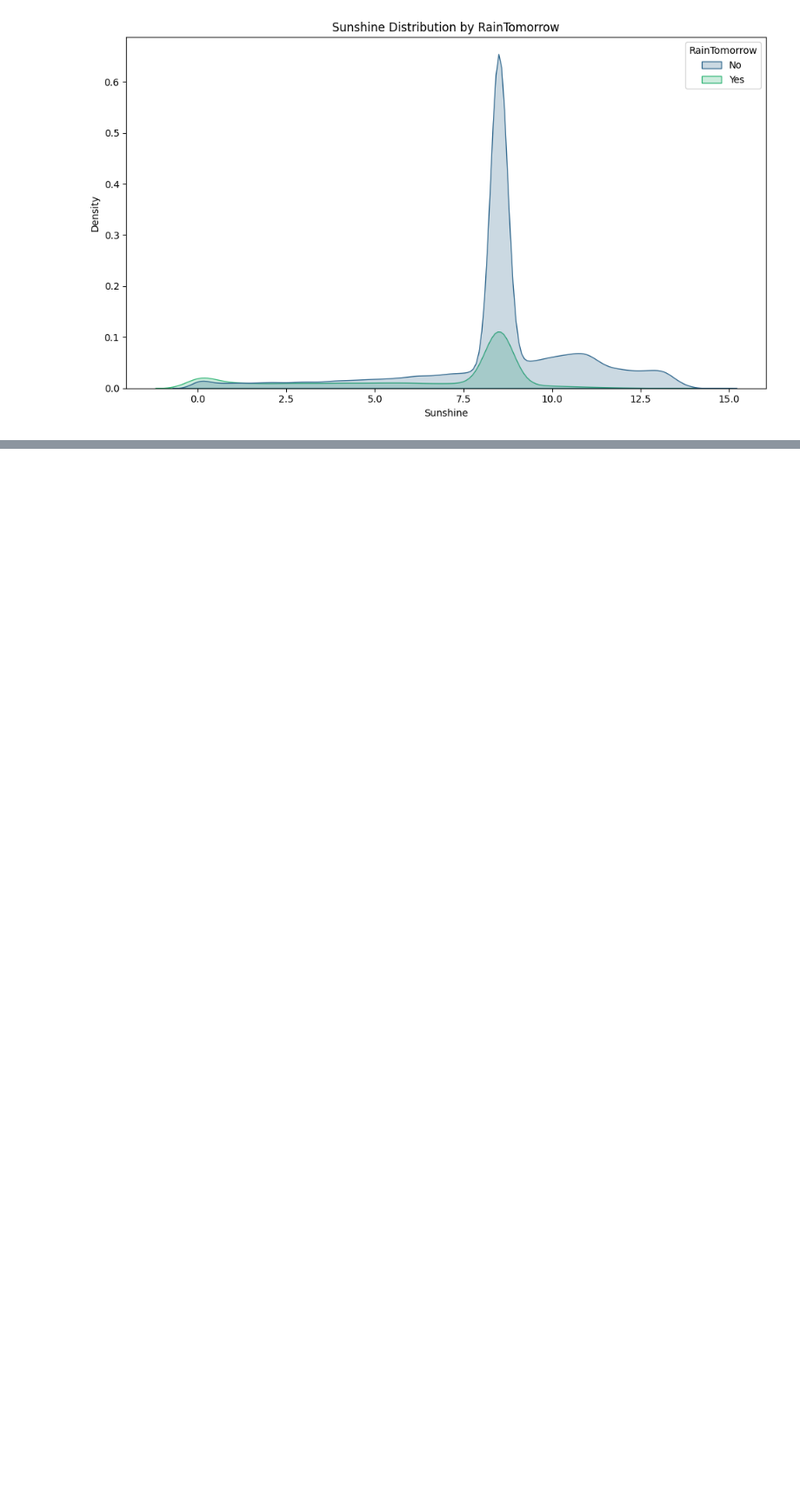
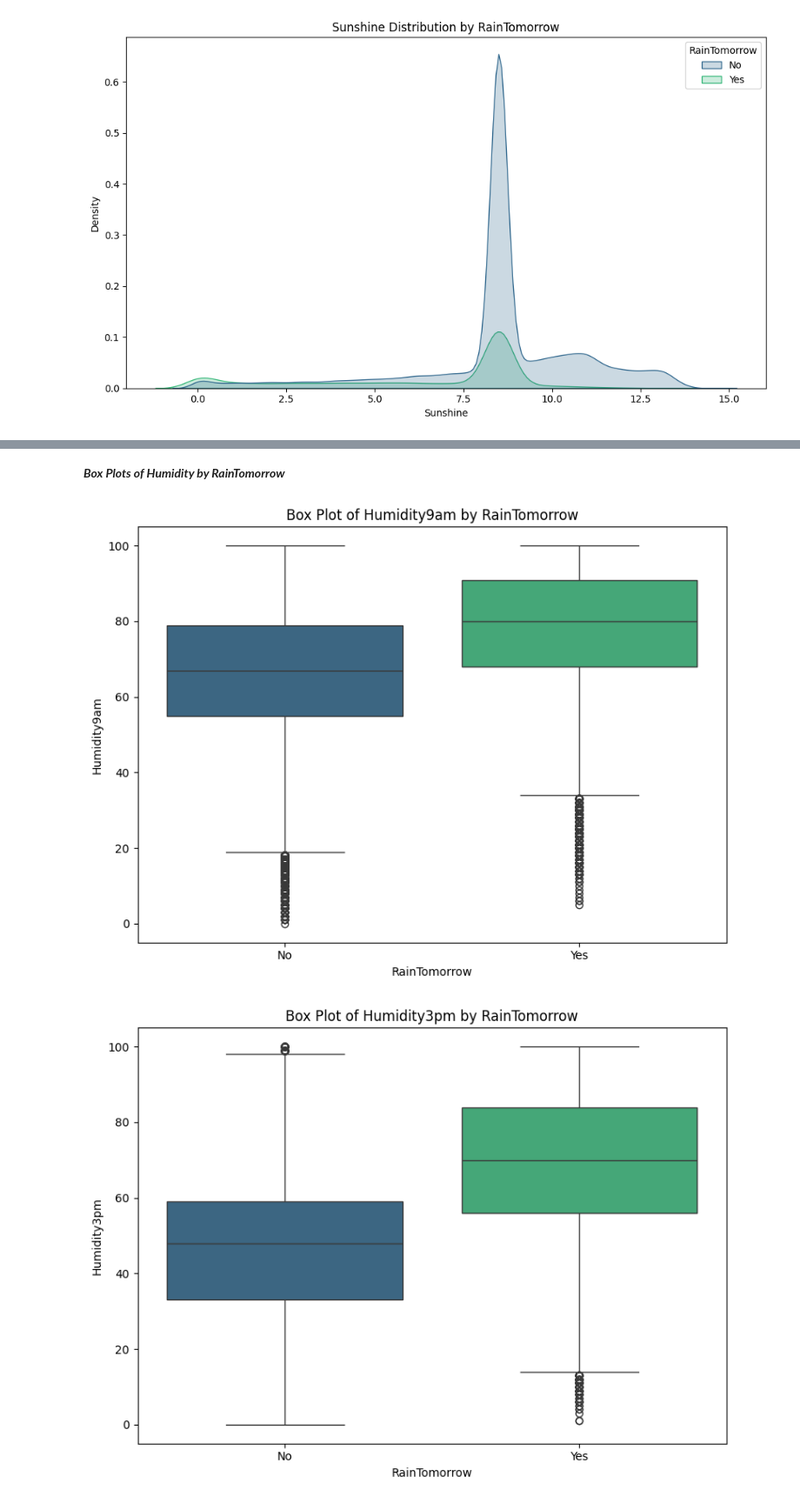
Before and after one commit to SSenitha/Data_Analytics, a Jupyter notebook: Descriptive_Analysis.ipynb, the cells around one changed output, grey strips where cells are left out. Shown at 87% size. Saved outputs shown, nothing was run; the diff lists cells and outputs as text; code cells hidden in the pictures; blank space fills up the shorter version.

```diff
--- a/Descriptive_Analysis.ipynb
+++ b/Descriptive_Analysis.ipynb
@@ -441,0 +613,16 @@ for col in other_cols:
+# %% [markdown]
+***Box Plots of Humidity by RainTomorrow***
+# %%
+humidity_cols = ['Humidity9am', 'Humidity3pm']
+
+for col in humidity_cols:
+    plt.figure(figsize=(8, 6))
+    sns.boxplot(data=df, x='RainTomorrow', y=col, palette='viridis', hue='RainTomorrow', legend=False)
+    plt.title(f'Box Plot of {col} by RainTomorrow')
+    plt.xlabel('RainTomorrow')
+    plt.ylabel(col)
+    plt.tight_layout()
+    plt.show()
+# %% [output]
+[figure, added]
+[figure, added]
```
Also changed, not shown: parts of 35 cells of this notebook.
